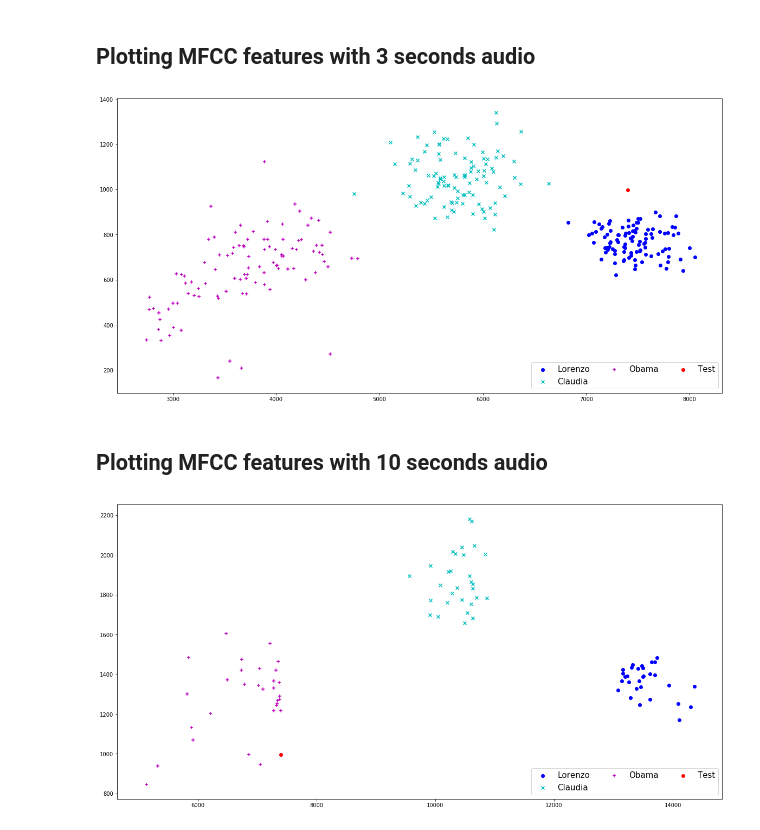
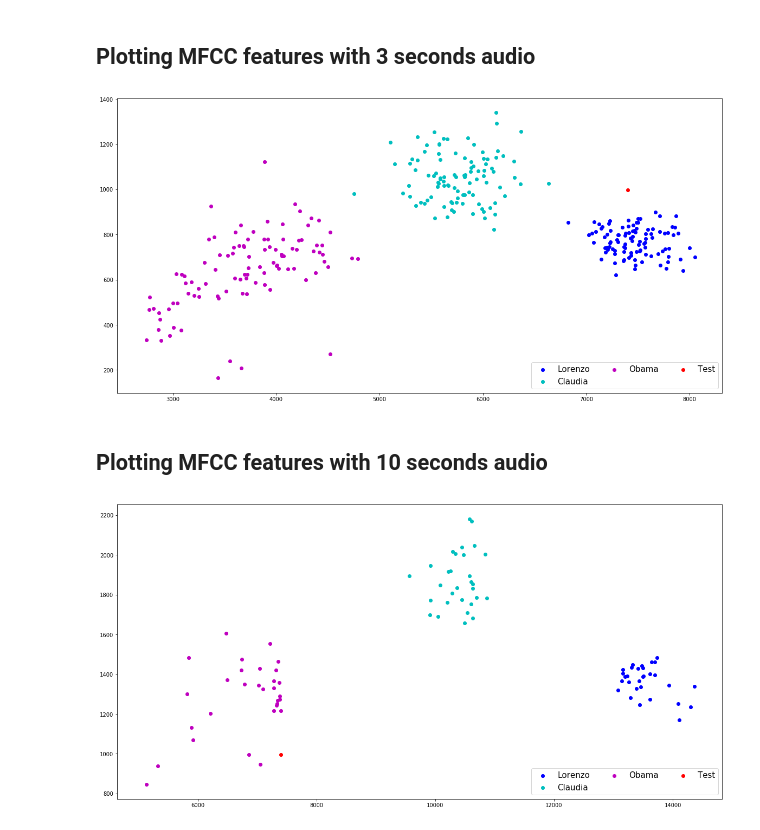
Before and after one commit to lorenzoferrante/Voice_Classifier, a Jupyter notebook: plot.ipynb, the cells around one changed output. Drawn from its saved outputs; the diff is of its cells as text; code cells hidden in the pictures.

```diff
--- a/plot.ipynb
+++ b/plot.ipynb
@@ -82,34 +82,34 @@ cut_audio_file(audio, './audio_data/obama_3_sec/obama_3_sec_{}.mp3')
 # %%
 colors = ['b', 'c', 'm', 'r']
 
 data1 = mfcc_to_variance(DATA_PATH + 'lorenzo_3_sec')
 data2 = mfcc_to_variance(DATA_PATH + 'claudia_3_sec')
 data3 = mfcc_to_variance(DATA_PATH + 'obama_3_sec')
 
 test = audio_mfcc_to_variance(TEST_PATH + 'claudia_test.m4a')
 
 for point in data1:
     a = plt.scatter(point[0], point[1], marker='o', color=colors[0])
 
 for point in data2:
-    b = plt.scatter(point[0], point[1], marker='x', color=colors[1])
+    b = plt.scatter(point[0], point[1], marker='o', color=colors[1])
 
 for point in data3:
-    c = plt.scatter(point[0], point[1], marker='+', color=colors[2])
+    c = plt.scatter(point[0], point[1], marker='o', color=colors[2])
 
 d = plt.scatter(test[0][0], test[0][1], marker='o', color=colors[3])
 
 plt.legend((a, b, c, d),
            ('Lorenzo', 'Claudia', 'Obama', 'Test'),
            scatterpoints=1,
            loc='lower right',
            ncol=3,
            fontsize=15)
 
 
 plt.show()
 # %% [output]
-[figure, old version]
+[figure, new version]
 # %% [markdown]
 ## Plotting MFCC features with 10 seconds audio
 # %%
@@ -125,10 +125,10 @@ for point in data1:
     a = plt.scatter(point[0], point[1], marker='o', color=colors[0])
 
 for point in data2:
-    b = plt.scatter(point[0], point[1], marker='x', color=colors[1])
+    b = plt.scatter(point[0], point[1], marker='o', color=colors[1])
 
 for point in data3:
-    c = plt.scatter(point[0], point[1], marker='+', color=colors[2])
+    c = plt.scatter(point[0], point[1], marker='o', color=colors[2])
 
 d = plt.scatter(test[0][0], test[0][1], marker='o', color=colors[3])
 
@@ -142,4 +142,4 @@ plt.legend((a, b, c, d),
 
 plt.show()
 # %% [output]
-[figure, old version]
+[figure, new version]
```
